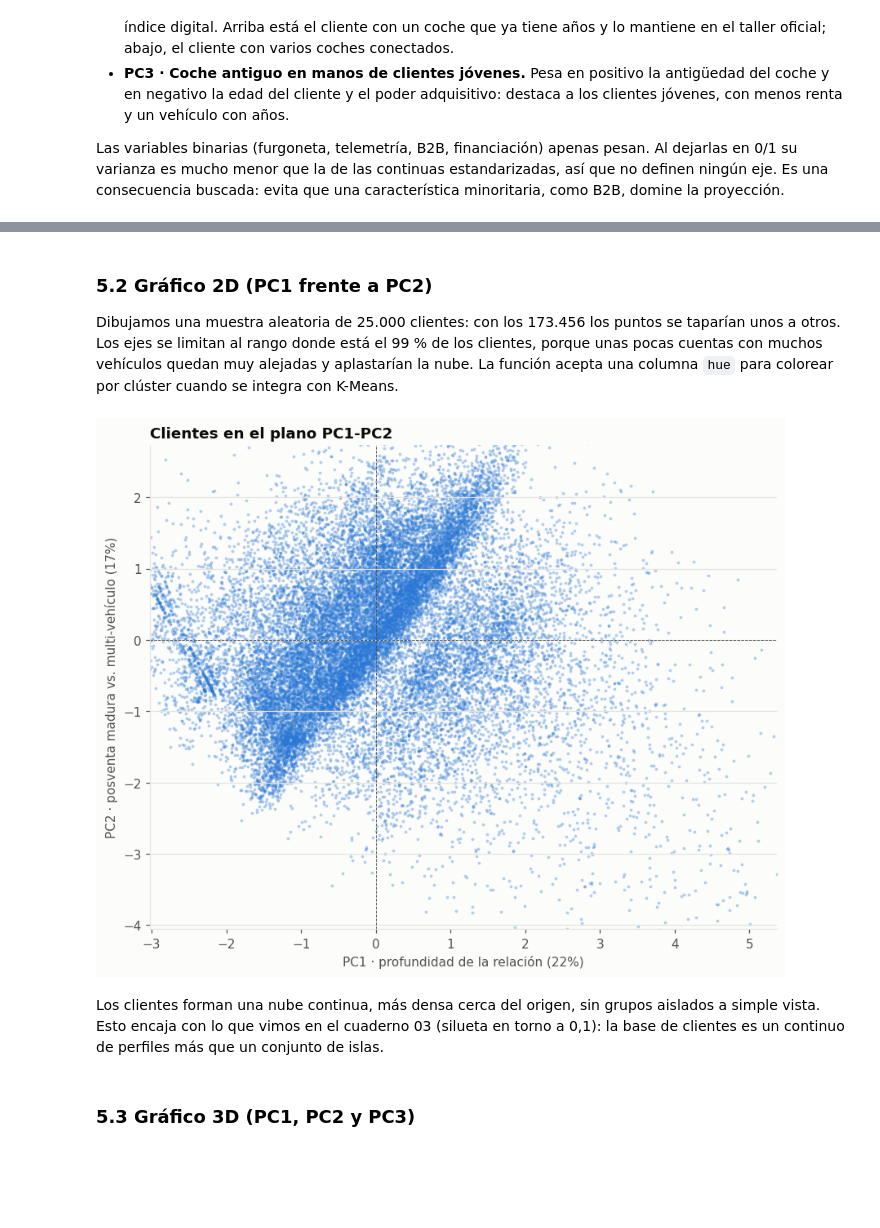
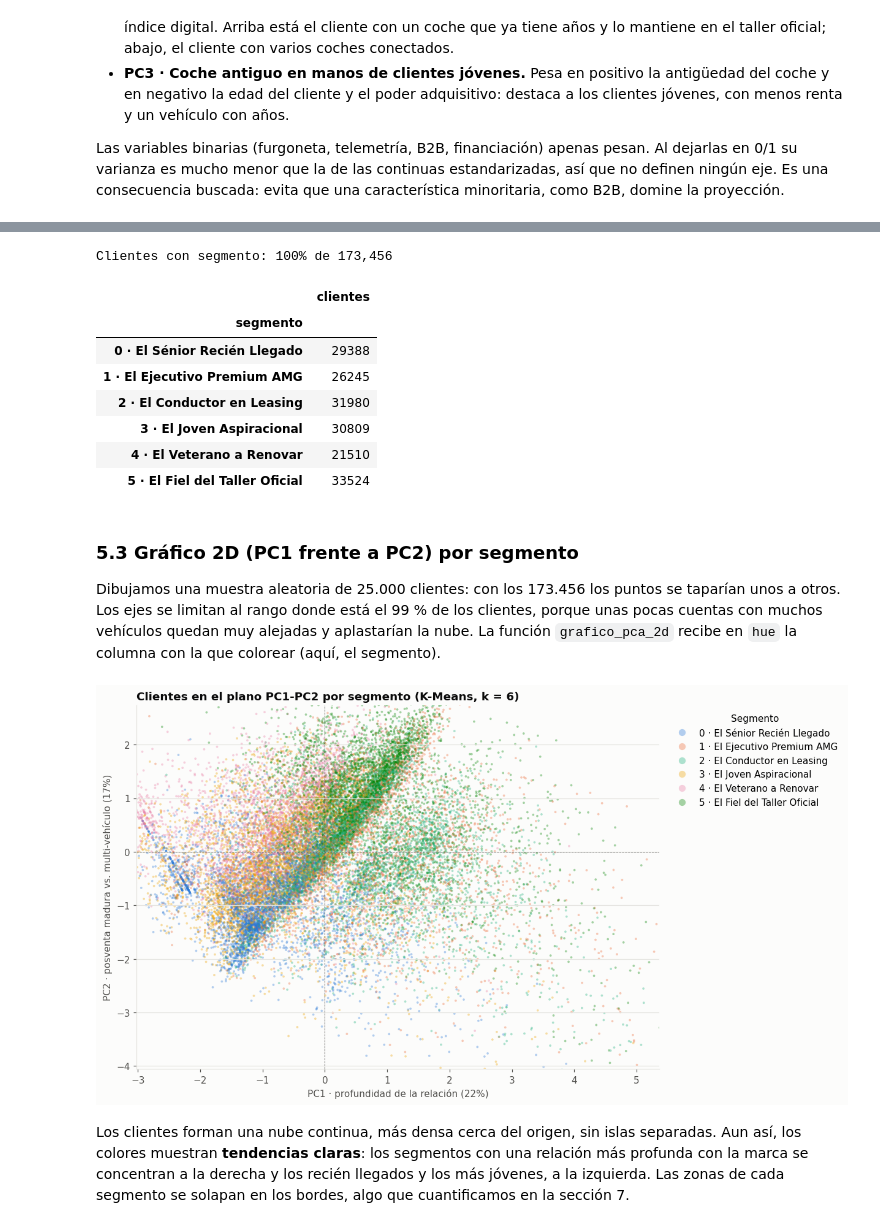
Before and after one commit to javierromeo1612/Malackathon, a Jupyter notebook: notebooks/avanzado_2_pca.ipynb, the cells around one changed output, grey strips where cells are left out. Saved outputs shown, nothing was run; the diff lists cells and outputs as text; code cells hidden in the pictures; blank space fills up the shorter version.

```diff
--- a/notebooks/avanzado_2_pca.ipynb
+++ b/notebooks/avanzado_2_pca.ipynb
@@ -342,34 +351,76 @@ la proyección.
+# %%
+FICHERO_CLUSTERS = DATA_DIR / "clientes_clusters.csv"
+FICHERO_NOMBRES = DATA_DIR / "clientes_segmentos_k6.csv"
+hay_clusters = FICHERO_CLUSTERS.exists()
+
+if hay_clusters:
+    etiquetas = pd.read_csv(FICHERO_CLUSTERS, usecols=["client_id", "cluster"], dtype={"client_id": str})
+    assert etiquetas["client_id"].is_unique, "clientes_clusters.csv tiene client_id duplicados"
+    assert set(etiquetas["client_id"]) == set(df_pca.index), "los clientes del PCA y de los clústeres no coinciden"
+
+    n_antes = len(df_pca)
+    df_pca = (df_pca.reset_index()
+                    .merge(etiquetas, on="client_id", how="left", validate="one_to_one")
+                    .set_index("client_id"))
+    assert len(df_pca) == n_antes and df_pca["cluster"].notna().all(), "el cruce ha perdido o duplicado clientes"
+
+    if FICHERO_NOMBRES.exists():
+        nombres = pd.read_csv(FICHERO_NOMBRES, usecols=["cluster", "segmento"]).drop_duplicates()
+        assert nombres["cluster"].is_unique, "un clúster tiene más de un nombre"
+        NOMBRE = dict(zip(nombres["cluster"], nombres["segmento"]))
+    else:
+        NOMBRE = {c: f"Clúster {c}" for c in df_pca["cluster"].unique()}
+    df_pca["segmento"] = [f"{c} · {NOMBRE[c]}" for c in df_pca["cluster"]]
+    ORDEN_SEG = sorted(df_pca["segmento"].unique())
+    PALETA = dict(zip(ORDEN_SEG, ps.SERIES))
+    print(f"Clientes con segmento: {df_pca['segmento'].notna().mean():.0%} de {len(df_pca):,}")
+    display(df_pca["segmento"].value_counts().reindex(ORDEN_SEG).rename("clientes").to_frame())
+else:
+    print("No se ha encontrado clientes_clusters.csv: ejecuta antes el cuaderno 03. Los gráficos se dibujarán sin colorear.")
+# %% [output]
+Clientes con segmento: 100% de 173,456
+|  | clientes |
+| segmento |  |
+| 0 · El Sénior Recién Llegado | 29388 |
+| 1 · El Ejecutivo Premium AMG | 26245 |
+| 2 · El Conductor en Leasing | 31980 |
+| 3 · El Joven Aspiracional | 30809 |
+| 4 · El Veterano a Renovar | 21510 |
+| 5 · El Fiel del Taller Oficial | 33524 |
 # %% [markdown]
-### 5.2 Gráfico 2D (PC1 frente a PC2)
+### 5.3 Gráfico 2D (PC1 frente a PC2) por segmento
 
 Dibujamos una muestra aleatoria de 25.000 clientes: con los 173.456 los puntos se taparían unos a otros. Los ejes se limitan al rango donde
-está el 99 % de los clientes, porque unas pocas cuentas con muchos vehículos quedan muy alejadas y aplastarían la nube. La función acepta una
-columna `hue` para colorear por clúster cuando se integra con K-Means.
+está el 99 % de los clientes, porque unas pocas cuentas con muchos vehículos quedan muy alejadas y aplastarían la nube. La función
+`grafico_pca_2d` recibe en `hue` la columna con la que colorear (aquí, el segmento).
 # %%
 MUESTRA = df_pca.sample(25_000, random_state=42).index
 
 def grafico_pca_2d(datos, hue=None, titulo="Clientes en el plano PC1-PC2", fichero=None, paleta=None):
-    """Scatter PC1 vs PC2. Si `hue` es el nombre de una columna de `datos`, colorea por ella (p. ej. el clúster)."""
-    fig, ax = plt.subplots(figsize=(9, 7))
-    sns.scatterplot(data=datos, x="PC1", y="PC2", hue=hue, hue_order=sorted(paleta) if paleta else None, palette=paleta,
+    # Scatter PC1 vs PC2. Si `hue` es el nombre de una columna de `datos`, colorea por ella (p. ej. el segmento).
+    fig, ax = plt.subplots(figsize=(10, 7))
+    sns.scatterplot(data=datos, x="PC1", y="PC2", hue=hue, hue_order=list(paleta) if paleta else None, palette=paleta,
                     s=6, alpha=0.35, linewidth=0, ax=ax, color=None if hue else ps.SERIES[0])
     # Ejes limitados al rango del 99 % central de los clientes: unos pocos extremos (cuentas con muchos coches) aplastarían la nube
     ax.set_xlim(*df_pca["PC1"].quantile([0.005, 0.995])); ax.set_ylim(*df_pca["PC2"].quantile([0.005, 0.995]))
     ax.axhline(0, color=ps.INK_2, lw=0.6, ls="--"); ax.axvline(0, color=ps.INK_2, lw=0.6, ls="--")
     ax.set_xlabel(f"PC1 · profundidad de la relación ({var[0]:.0%})")
     ax.set_ylabel(f"PC2 · posventa madura vs. multi-vehículo ({var[1]:.0%})")
     ax.set_title(titulo)
     if hue:
-        ax.legend(title="Clúster", markerscale=3, loc="upper left", bbox_to_anchor=(1.01, 1))
+        ax.legend(title="Segmento", markerscale=3, loc="upper left", bbox_to_anchor=(1.01, 1))
     if fichero:
         fig.savefig(FIG_DIR / fichero)
     plt.show()
 
-grafico_pca_2d(df_pca.loc[MUESTRA], fichero="A2_pca_2d.png")
+if hay_clusters:
+    grafico_pca_2d(df_pca.loc[MUESTRA], hue="segmento", paleta=PALETA,
+                   titulo="Clientes en el plano PC1-PC2 por segmento (K-Means, k = 6)", fichero="A2_pca_2d_clusters.png")
+else:
+    grafico_pca_2d(df_pca.loc[MUESTRA], fichero="A2_pca_2d.png")
 # %% [output]
-[figure, old version]
+[figure, new version]
-# %% [markdown]
-Los clientes forman una nube continua, más densa cerca del origen, sin grupos aislados a simple vista. Esto encaja con lo que vimos en el
-cuaderno 03 (silueta en torno a 0,1): la base de clientes es un continuo de perfiles más que un conjunto de islas.
-# %% [markdown]
-### 5.3 Gráfico 3D (PC1, PC2 y PC3)
+# %% [markdown]
+Los clientes forman una nube continua, más densa cerca del origen, sin islas separadas. Aun así, los colores muestran **tendencias claras**:
+los segmentos con una relación más profunda con la marca se concentran a la derecha y los recién llegados y los más jóvenes, a la izquierda.
+Las zonas de cada segmento se solapan en los bordes, algo que cuantificamos en la sección 7.
```
Also changed, not shown: parts of 14 cells of this notebook, 18 other files.
